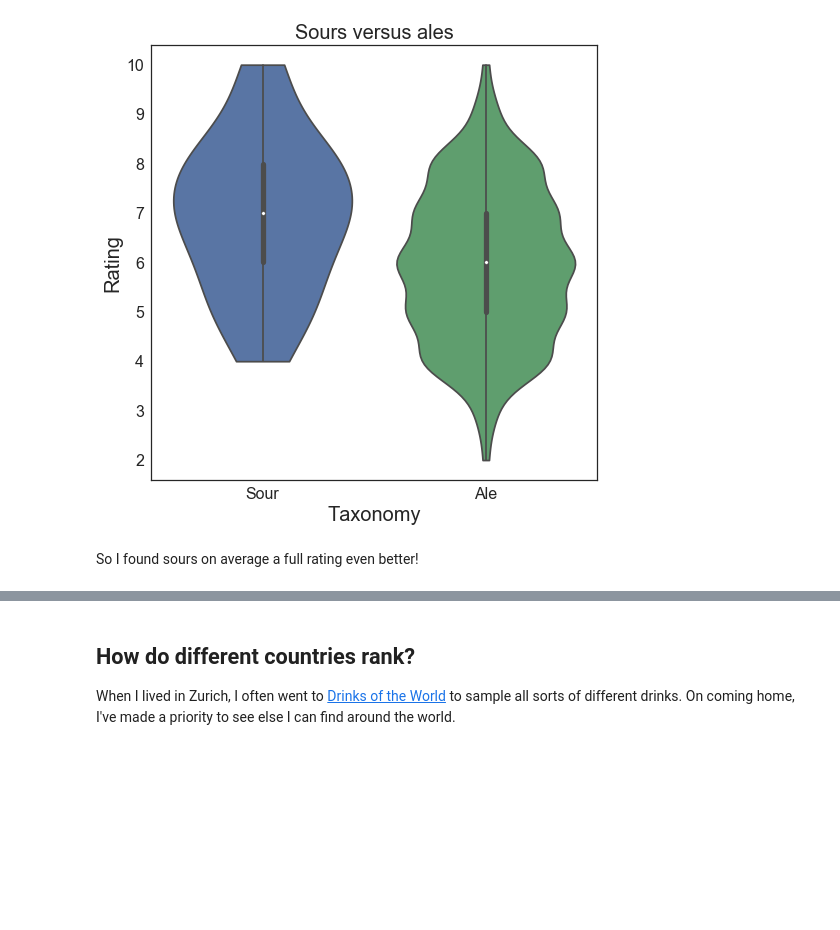
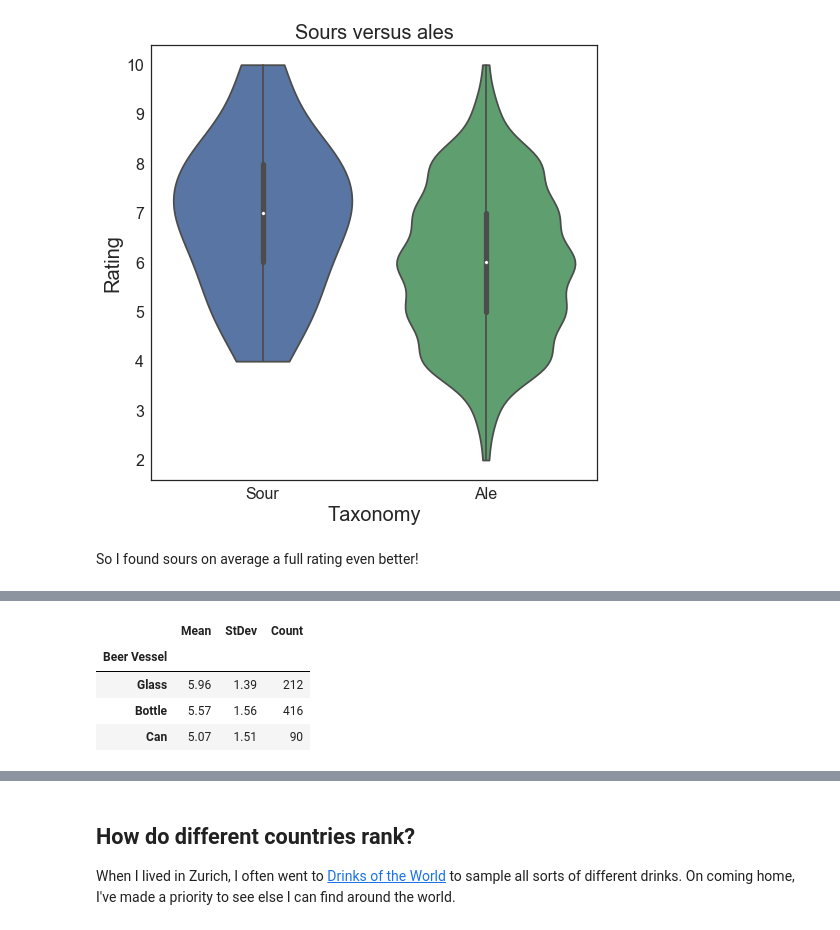
Before and after one commit to anzelpwj/Beer_server, a Jupyter notebook: Beer_analysis_v2.ipynb, the cells around one changed output, grey strips where cells are left out. Saved outputs shown, nothing was run; the diff lists cells and outputs as text; code cells hidden in the pictures; blank space fills up the shorter version.

```diff
--- a/Beer_analysis_v2.ipynb
+++ b/Beer_analysis_v2.ipynb
@@ -163,0 +196,14 @@ So I found sours on average a full rating even better!
+# %%
+vesselstats = pd.DataFrame(data=[vesselmean, vesselstd, vesselcount]).transpose()
+vesselstats.index.names = ['Beer Vessel']
+vesselstats['Mean'] = vesselstats['Mean'].map('{:,.2f}'.format)
+vesselstats['StDev'] = vesselstats['StDev'].map('{:,.2f}'.format)
+vesselstats['Count'] = vesselstats['Count'].map('{:,.0f}'.format)
+vesselstats.sort_values(by='Mean', inplace=True, ascending=False)
+vesselstats
+# %% [output]
+|  | Mean | StDev | Count |
+| Beer Vessel |  |  |  |
+| Glass | 5.96 | 1.39 | 212 |
+| Bottle | 5.57 | 1.56 | 416 |
+| Can | 5.07 | 1.51 | 90 |
```
Also changed, not shown: parts of 18 cells of this notebook, 14 other files.
